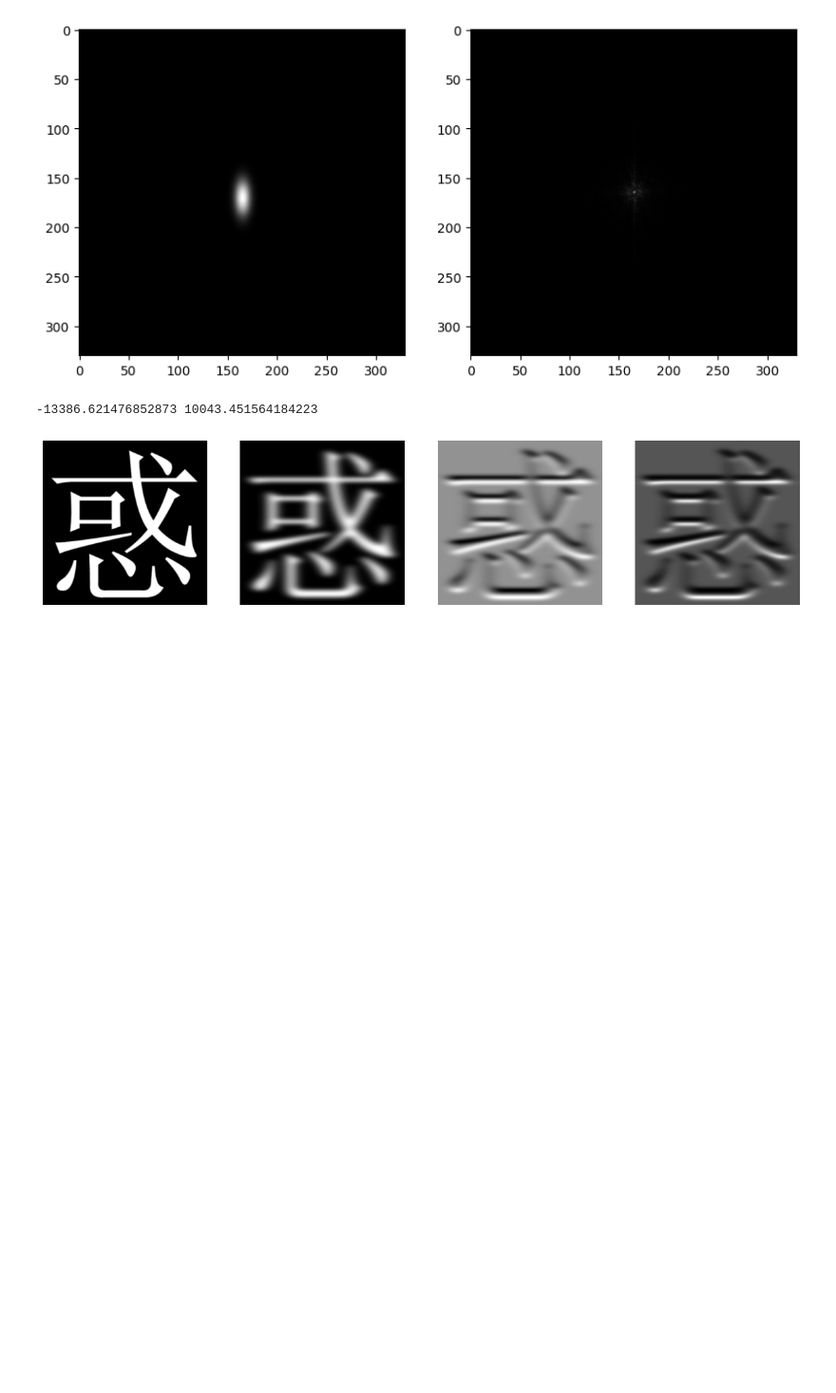
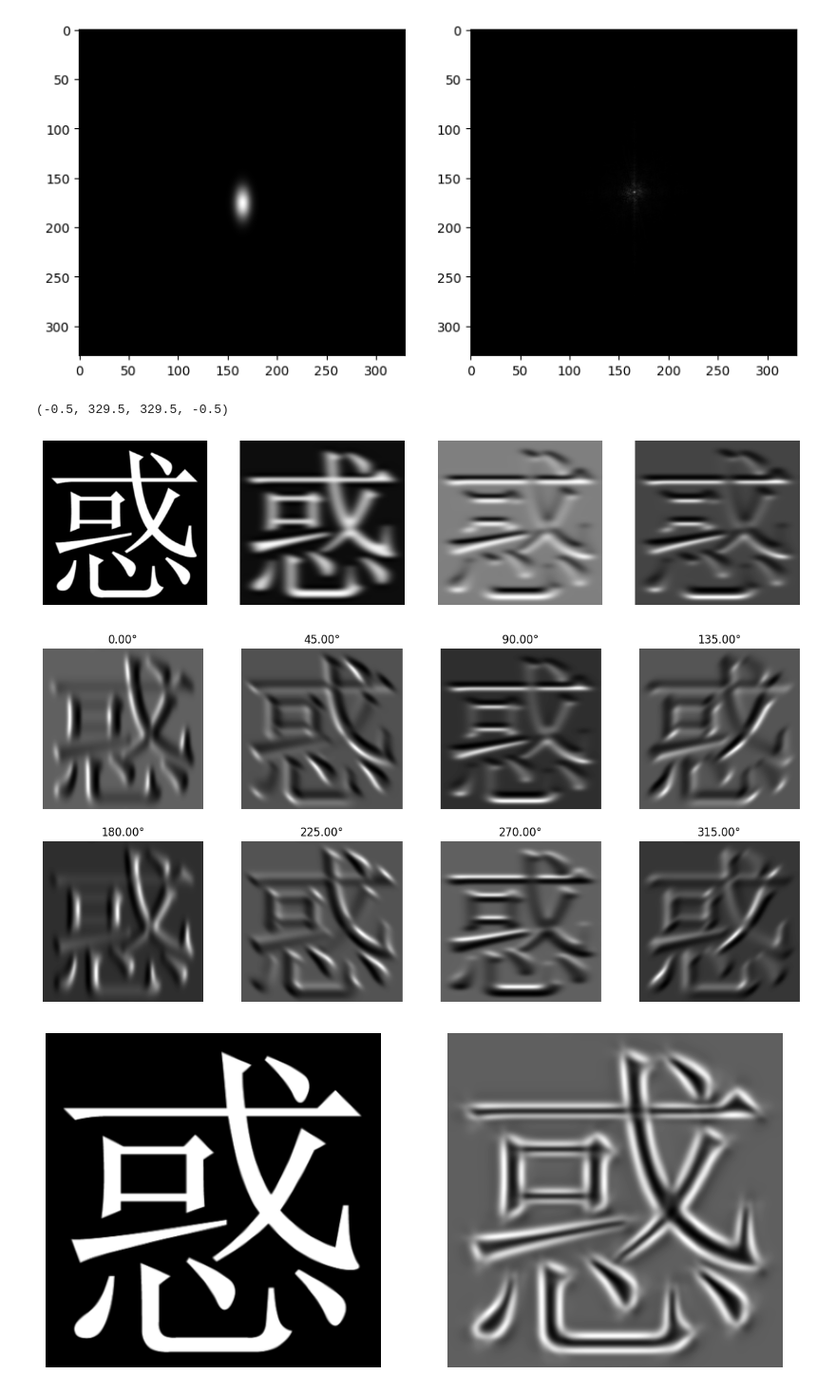
Before and after one commit to JoaoDell/Natural-Artificial-Vision, a Jupyter notebook: final-project/gabor.ipynb, the cells around one changed output. Shown at 95% size. Saved outputs shown, nothing was run; the diff lists cells and outputs as text; code cells hidden in the pictures; blank space fills up the shorter version.

```diff
--- a/final-project/gabor.ipynb
+++ b/final-project/gabor.ipynb
@@ -246,13 +266,7 @@ plt.imshow(np.abs(img_fft), cmap = "gray")
 <matplotlib.image.AxesImage at 0x...>
 [figure]
 # %%
-new_img_fft = gabor_fft*img_fft
-
-new_img_fft = ifftshift(new_img_fft)
-
-new_img = ifft2(new_img_fft)
-
-new_img = ifftshift(new_img)
+new_img = apply_filter(img, gab)
 
 plt.figure(figsize = (15,15))
 plt.subplot(141)
@@ -271,5 +285,44 @@ plt.subplot(144)
 plt.imshow(np.exp(rerange(new_img.imag))**2, cmap = "gray")
 plt.axis("off")
 # %% [output]
--13386.621476852873 10043.451564184223
+(-0.5, 329.5, 329.5, -0.5)
 [figure]
+# %%
+n_angles = 8
+
+gabor_set = gabor_angle_set(shape, n_angles, sigma, gamma, lamb, phi)
+keys = np.array(list(gabor_set.keys()))
+values = np.array(list(gabor_set.values()))
+
+d = n_angles//2
+sub = 2*1e2 + d*1e1 + 1*1e0
+
+features = []
+
+
+plt.figure(figsize = (15, 7))
+for i in range(n_angles):
+    plt.subplot(int(sub + i))
+    plt.title(keys[i] + "°")
+    filtered = np.exp(rerange(apply_filter(img, values[i]).imag))**2
+    features.append(filtered)
+    plt.imshow(filtered, cmap = "gray")
+    plt.axis("off")
+plt.show()
+
+features = np.array(features)
+
+sum = rerange(np.sum(features, axis = 0)/n_angles)
+
+plt.figure(figsize = (10, 10))
+plt.subplot(121)
+plt.imshow(img, cmap = "gray")
+plt.axis("off")
+
+plt.subplot(122)
+plt.imshow(sum, cmap = "gray")
+plt.axis("off")
+plt.show()
+# %% [output]
+[figure, added]
+[figure, added]
```
Also changed, not shown: parts of 6 cells of this notebook, 5 other files.
